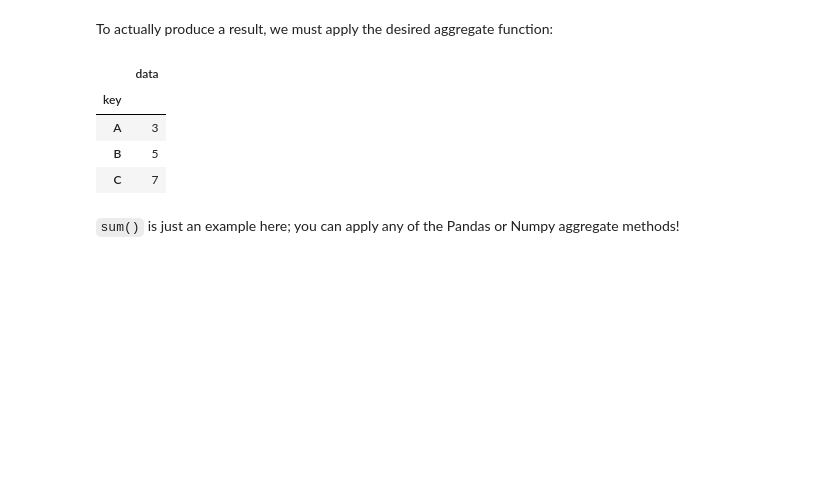
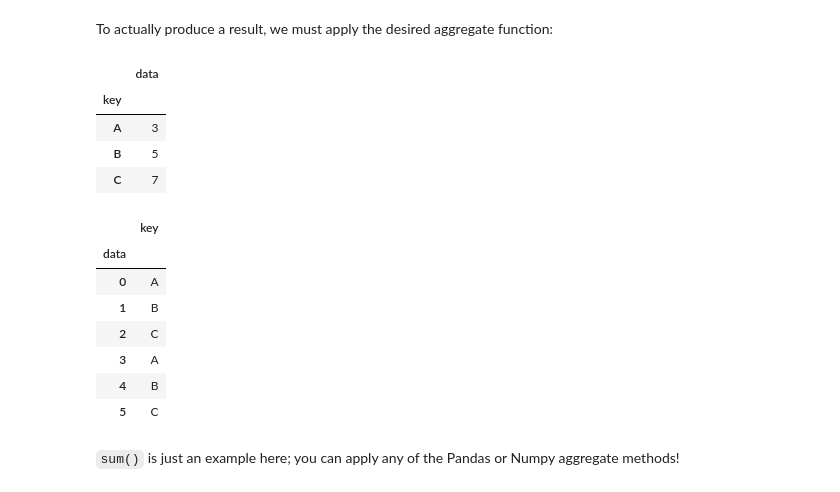
Before and after one commit to connolly/A302_2019, a Jupyter notebook: lectures/lecture-07-pandas/lecture-07-pandas.ipynb, the cells around one changed output. Cells and saved outputs as stored; diff of their text form; code cells hidden in the pictures; blank space fills up the shorter version.

```diff
--- a/lectures/lecture-07-pandas/lecture-07-pandas.ipynb
+++ b/lectures/lecture-07-pandas/lecture-07-pandas.ipynb
@@ -174,6 +176,17 @@ df.groupby('key').sum()
 | A | 3 |
 | B | 5 |
 | C | 7 |
+# %%
+df.groupby('data').sum()
+# %% [output]
+|  | key |
+| data |  |
+| 0 | A |
+| 1 | B |
+| 2 | C |
+| 3 | A |
+| 4 | B |
+| 5 | C |
 # %% [markdown]
 `sum()` is just an example here; you can apply any of the Pandas or Numpy aggregate methods!
 # %% [markdown]
```
Also changed, not shown: parts of 9 cells of this notebook, 2 other files.
